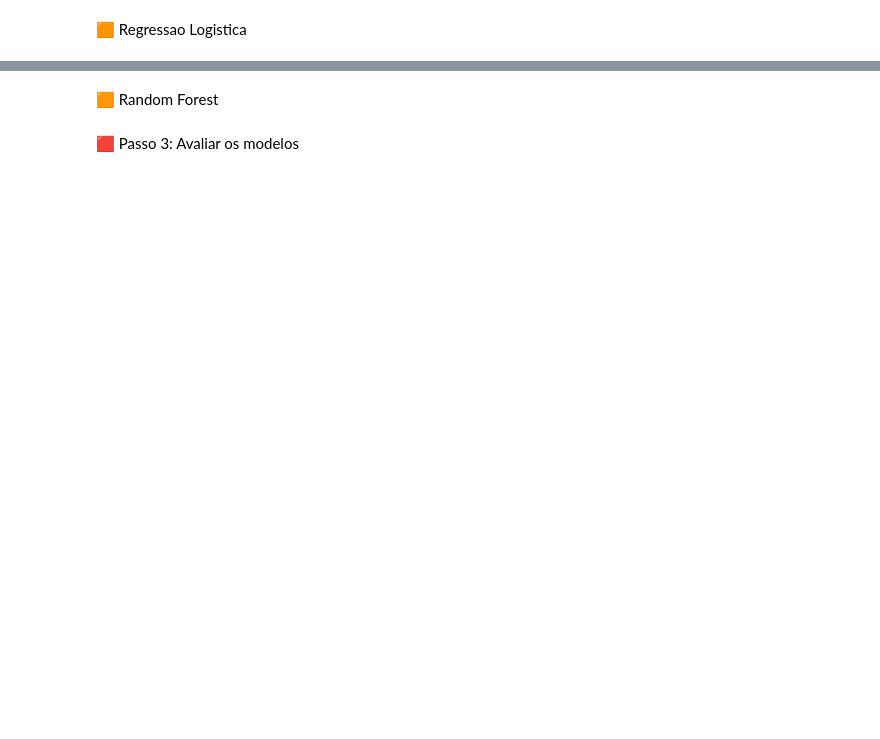
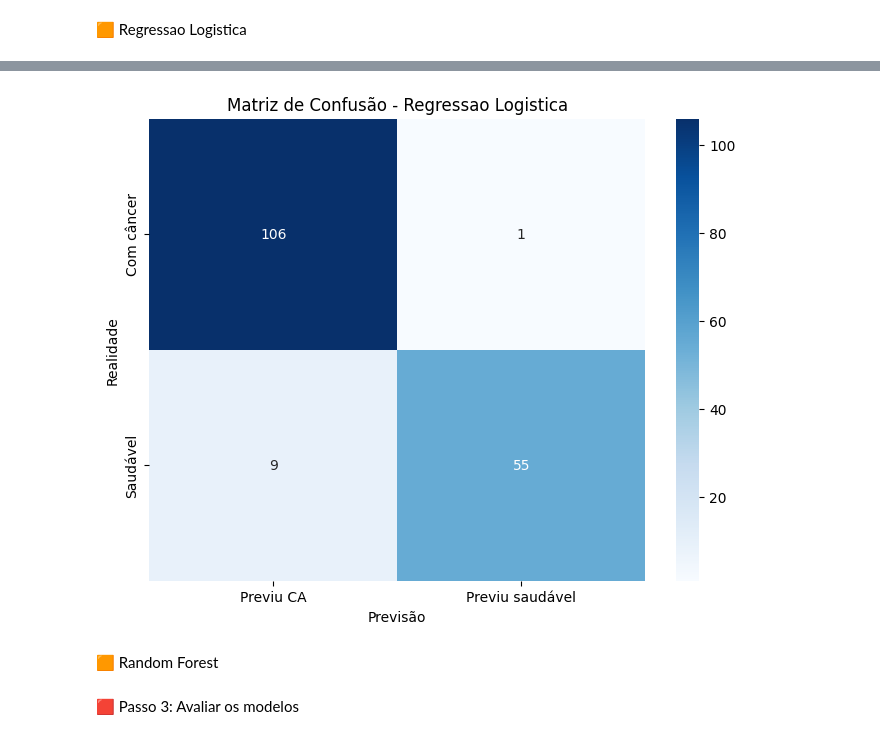
Before and after one commit to Antoniojrsales/Datascience, a Jupyter notebook: Proj_Breastcancer/Aula2_machine_learning_BreastCancer.ipynb, the cells around one changed output, grey strips where cells are left out. Saved outputs shown, nothing was run; the diff lists cells and outputs as text; code cells hidden in the pictures; blank space fills up the shorter version.

```diff
--- a/Proj_Breastcancer/Aula2_machine_learning_BreastCancer.ipynb
+++ b/Proj_Breastcancer/Aula2_machine_learning_BreastCancer.ipynb
@@ -335,3 +426,5 @@ from sklearn.linear_model import LogisticRegression
 
 logreg = LogisticRegression(random_state=16)
 logreg.fit(x_treino, y_treino)
+# %%
+y_pred_logreg = logreg.predict(x_teste)
@@ -338,3 +455,18 @@ logreg.fit(x_treino, y_treino)
+# %%
+con_logreg = np.array(confusion_matrix(y_teste, y_pred_logreg, labels=[1,0]))
+conf_matrix_logreg =pd.DataFrame(con_logreg, index=['Esta com cancer', 'Esta saudavel'], columns=['Previu que estava com CA', 'Previu que estava saudavel'])
+# %%
+plt.figure(figsize=(8, 6))
+sn.heatmap(con_logreg, annot=True, cmap="Blues", fmt="d",
+           xticklabels=['Previu CA', 'Previu saudável'],
+           yticklabels=['Com câncer', 'Saudável'])
+
+plt.title('Matriz de Confusão - Regressao Logistica')
+plt.xlabel('Previsão')
+plt.ylabel('Realidade')
+plt.show()
+# %% [output]
+[figure, added]
 # %% [markdown]
 🟧 Random Forest
 # %% [markdown]
```
Also changed, not shown: parts of 29 cells of this notebook, 2 other files.
